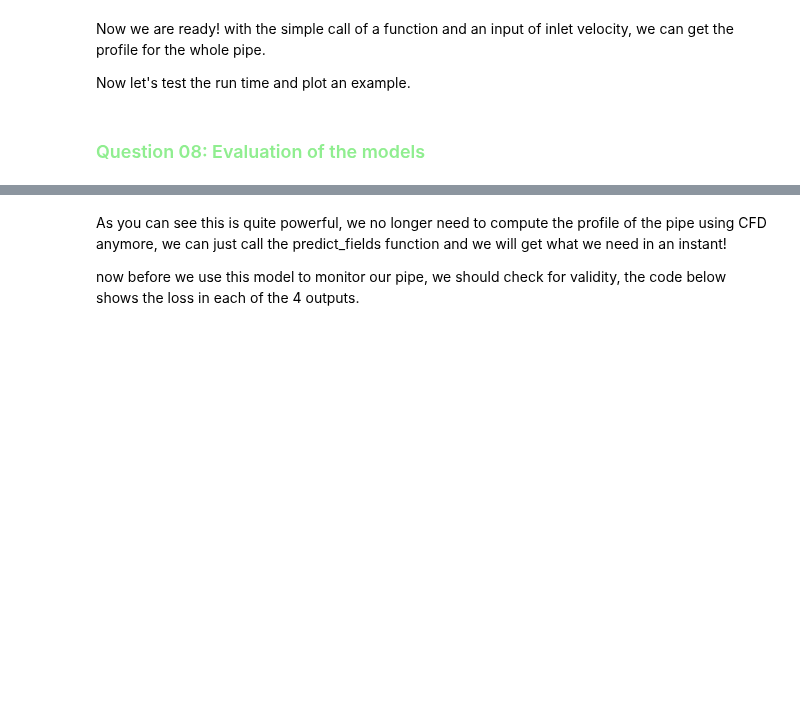
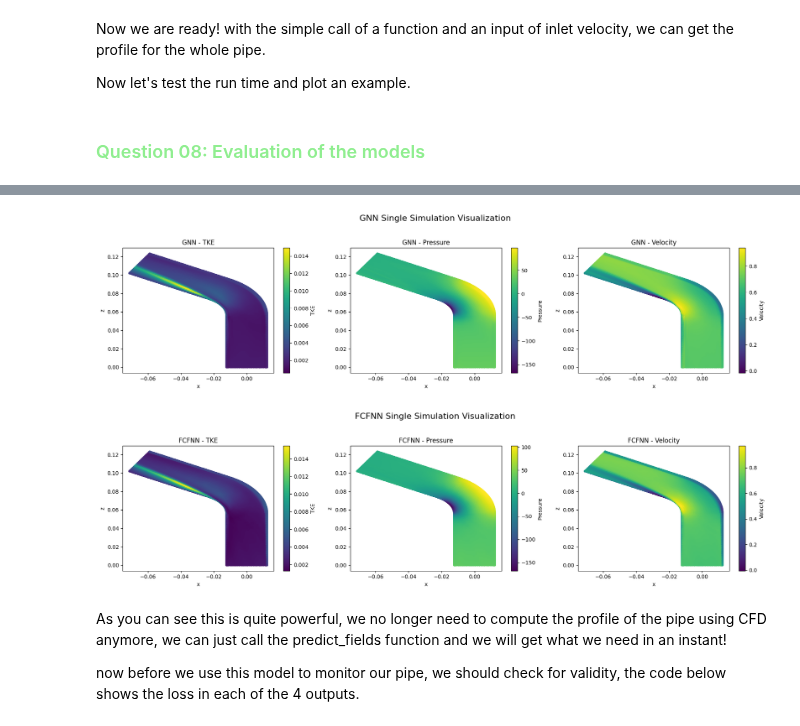
Before and after one commit to DhruvSharmaUIUC/PHYS450_MLP, a Jupyter notebook: _sources/projects/Project_02_BentPipeSurrogate.ipynb, the cells around one changed output, grey strips where cells are left out. Saved outputs shown, nothing was run; the diff lists cells and outputs as text; code cells hidden in the pictures; blank space fills up the shorter version.

```diff
--- a/_sources/projects/Project_02_BentPipeSurrogate.ipynb
+++ b/_sources/projects/Project_02_BentPipeSurrogate.ipynb
@@ -389,10 +507,27 @@ Now create a training loop
 # %%
-atrain_set = FlowDataset(train_tensor, mask, norm_stats)
+train_set = FlowDataset(train_tensor, mask, norm_stats)
 train_loader = DataLoader(train_set, batch_size=batch_size, shuffle=True)
 model = FlowGNN().to(device)
 optimizer = torch.optim.Adam(model.parameters(), lr=learning_rate)
 criterion = nn.MSELoss()
-for epoch in range(1, epochs+1):
-    #YOUR CODE HERE
 
-torch.save(model.state_dict(), 'gnn_checkpoint.pth')
+train_data = []
+for idx in range(len(train_set)):
+    x, y, edge_index = train_set[idx]
+    train_data.append((x.to(device), y.to(device), edge_index.to(device)))
+
+for epoch in range(1, epochs + 1):
+    model.train()
+    random.shuffle(train_data)
+    epoch_loss = 0.0
+    for x, y, edge_index in train_data:
+        optimizer.zero_grad()
+        loss = criterion(model(x, edge_index), y)
+        loss.backward()
+        optimizer.step()
+        epoch_loss += loss.item()
+    if epoch % 3 == 0 or epoch == 1:
+        print(f"  Epoch {epoch:3d}/{epochs} | Loss: {epoch_loss/len(train_data):.6f}")
+
+
+torch.save({'model_state_dict': model.state_dict(), 'norm_stats': norm_stats,}, 'gnn_checkpoint.pt')
@@ -406,11 +548,11 @@ def predict_fields(U: float, model_type: str) -> np.ndarray:
     [x, y, z, TKE_pred, pressure_pred, velocity_pred]
     """
     if model_type.upper() == "GNN":
-        ckpt = torch.load("flow_gnn_checkpoint.pt", map_location=device)
+        ckpt = torch.load("gnn_checkpoint.pt", map_location=device)
         model = FlowGNN(in_dim=4, hidden_dim=hidden_dim, out_dim=3, n_layers=num_layers)
     elif model_type.upper() == "FCFNN":
         ckpt = torch.load("fcfnn_checkpoint.pt", map_location=device)
-        model = FCFNN(input_dim=4, hidden_dims=(hidden_dim,)*num_layers, output_dim=3) #you might want to change these values to match your model
+        model = FCFNN(input_dim=4, hidden_dim=(256), output_dim=3) #you might want to change these values to match your model
     else:
         raise ValueError(f"Unsupported model_type: {model_type}")
 
@@ -430,7 +572,7 @@ def predict_fields(U: float, model_type: str) -> np.ndarray:
 
     with torch.no_grad():
         if model_type.upper() == "GNN":
-            out_norm = model(Data(x=x_t, edge_index=edge_index))
+            out_norm = model(x_t, edge_index)
         else:
             out_norm = model(x_t)
 
@@ -448,13 +590,13 @@ Now let's test the run time and plot an example.
 # %%
 # Time GNN prediction
 start = time.perf_counter()
-gnn_output = #YOUR CODE HERE
+gnn_output = predict_fields(0.69, "GNN")
 end = time.perf_counter()
 print(f"GNN predict_fields took {end - start:.6f} seconds")
 
 # Time FCFNN prediction
 start = time.perf_counter()
-fcfnn_output = #YOUR CODE HERE
+fcfnn_output = predict_fields(0.69, "FCFNN")
 end = time.perf_counter()
 print(f"FCFNN predict_fields took {end - start:.6f} seconds")
 
@@ -480,3 +622,4 @@ for model_out, model_label in zip(model_outputs, model_labels):
     fig.suptitle(f"{model_label} Single Simulation Visualization", fontsize=16)
     plt.tight_layout(rect=[0, 0.03, 1, 0.95])
     plt.show()
+# %% [output]
@@ -483,3 +628,5 @@ for model_out, model_label in zip(model_outputs, model_labels):
+[figure, added]
+[figure, added]
 # %% [markdown]
 As you can see this is quite powerful, we no longer need to compute the profile of the pipe using CFD anymore, we can just call the predict_fields function and we will get what we need in an instant!
 
```
Also changed, not shown: parts of 13 cells of this notebook.
